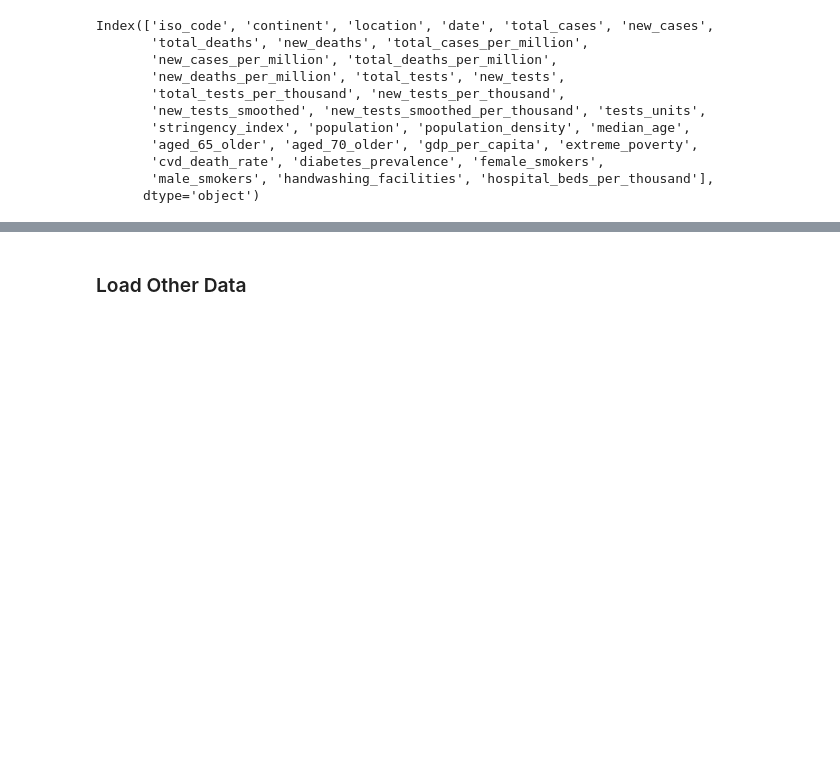
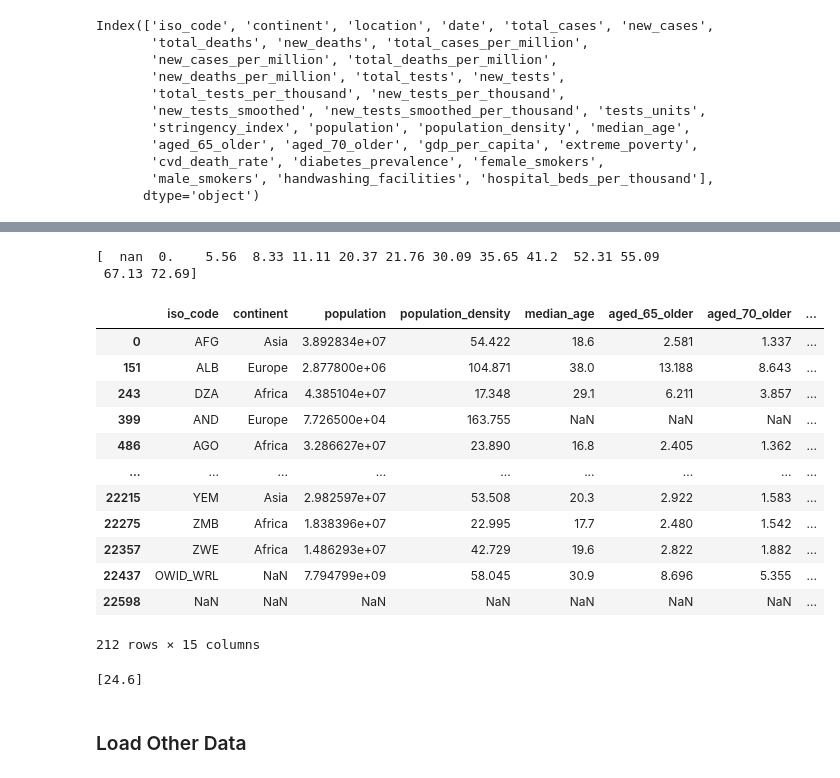
Before and after one commit to rckeely2/cv_dashboard, a Jupyter notebook: testing_data.ipynb, the cells around one changed output, grey strips where cells are left out. Cells and saved outputs as stored; diff of their text form; code cells hidden in the pictures; blank space fills up the shorter version.

```diff
--- a/testing_data.ipynb
+++ b/testing_data.ipynb
@@ -91,7 +91,7 @@ Testing data from [Our World in Data](https://ourworldindata.org/coronavirus-tes
 # %% [markdown]
 ### OWID data
 # %%
-owid_covid_df = owid_df = pd.read_csv('https://covid.ourworldindata.org/data/owid-covid-data.csv')
+owid_df = pd.read_csv('https://covid.ourworldindata.org/data/owid-covid-data.csv')
 # %%
 owid_df.columns
 # %% [output]
@@ -108,0 +142,29 @@ Index(['iso_code', 'continent', 'location', 'date', 'total_cases', 'new_cases',
+# %%
+list_unique(sdf, 'stringency_index')
+# %% [output]
+[  nan  0.    5.56  8.33 11.11 20.37 21.76 30.09 35.65 41.2  52.31 55.09
+ 67.13 72.69]
+# %%
+unique_columns = list(owid_df.columns[0:2]) + list(owid_df.columns[20:])
+# %%
+owid_df_constant = owid_df[unique_columns].drop_duplicates()
+# %%
+owid_df_constant
+# %% [output]
+|  | iso_code | continent | population | population_density | median_age | aged_65_older | aged_70_older | ... |
+| 0 | AFG | Asia | 3.892834e+07 | 54.422 | 18.6 | 2.581 | 1.337 | ... |
+| 151 | ALB | Europe | 2.877800e+06 | 104.871 | 38.0 | 13.188 | 8.643 | ... |
+| 243 | DZA | Africa | 4.385104e+07 | 17.348 | 29.1 | 6.211 | 3.857 | ... |
+| 399 | AND | Europe | 7.726500e+04 | 163.755 | NaN | NaN | NaN | ... |
+| 486 | AGO | Africa | 3.286627e+07 | 23.890 | 16.8 | 2.405 | 1.362 | ... |
+| ... | ... | ... | ... | ... | ... | ... | ... | ... |
+| 22215 | YEM | Asia | 2.982597e+07 | 53.508 | 20.3 | 2.922 | 1.583 | ... |
+| 22275 | ZMB | Africa | 1.838396e+07 | 22.995 | 17.7 | 2.480 | 1.542 | ... |
+| 22357 | ZWE | Africa | 1.486293e+07 | 42.729 | 19.6 | 2.822 | 1.882 | ... |
+| 22437 | OWID_WRL | NaN | 7.794799e+09 | 58.045 | 30.9 | 8.696 | 5.355 | ... |
+| 22598 | NaN | NaN | NaN | NaN | NaN | NaN | NaN | ... |
+212 rows × 15 columns
+# %%
+list_unique(sdf, 'male_smokers')
+# %% [output]
+[24.6]
```
Also changed, not shown: parts of 55 cells of this notebook, 3 other files.
